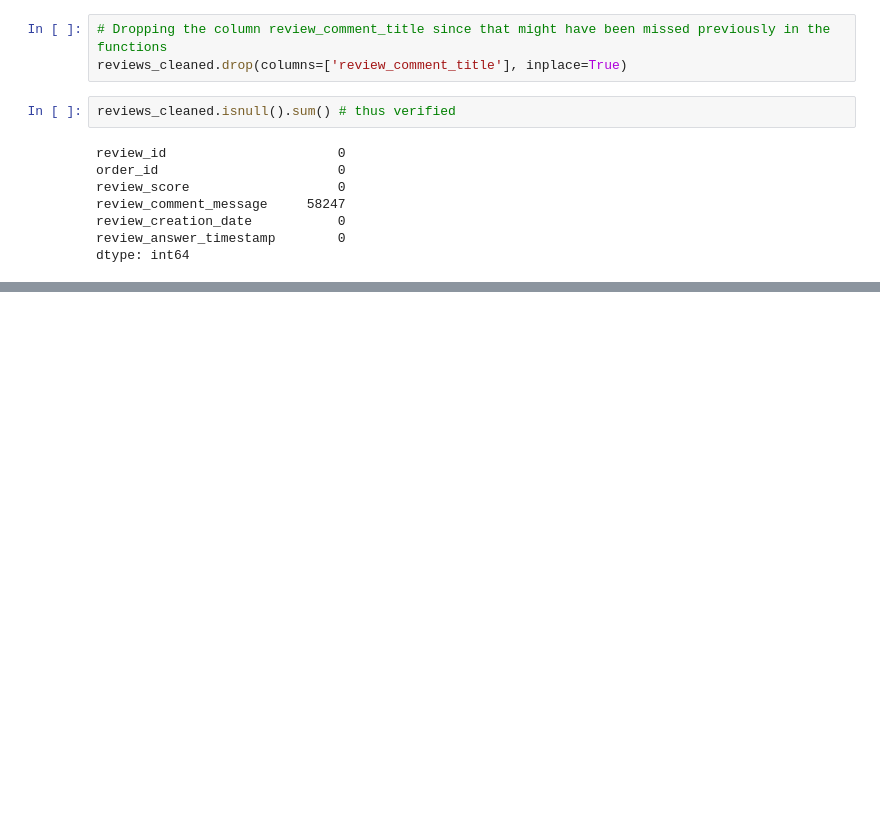
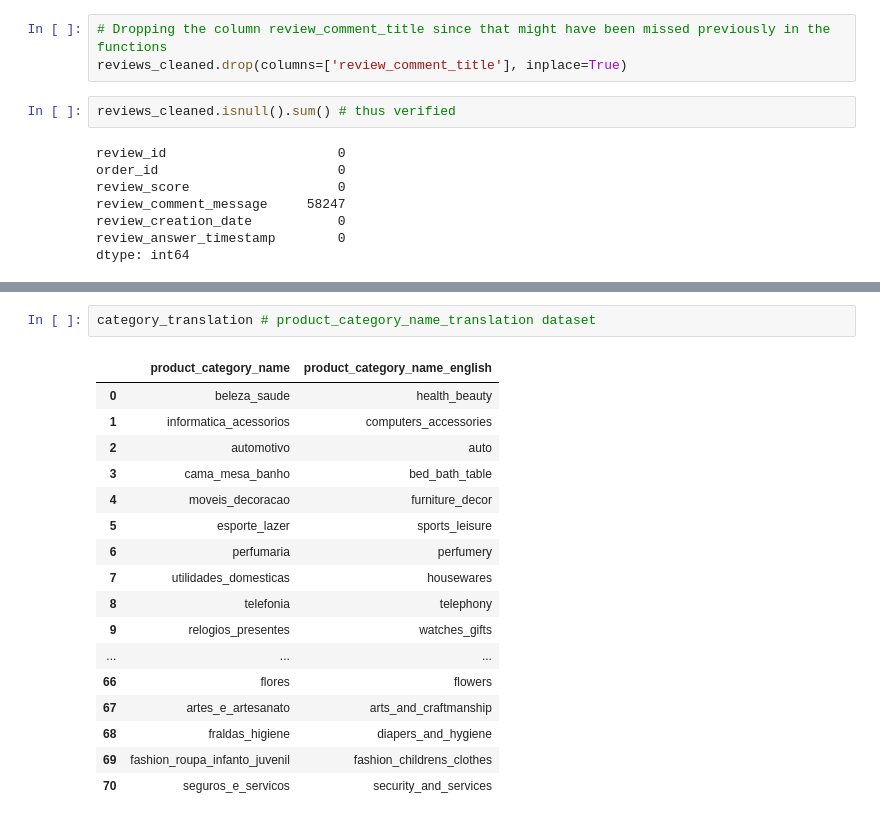
Before and after one commit to shanusaras/Customer_Churn_Prediction_and_Retention_Dashboard, a Jupyter notebook: notebooks/01_data_cleaning.ipynb, the cells around one changed output, grey strips where cells are left out. Cells and saved outputs as stored; diff of their text form; blank space fills up the shorter version.

```diff
--- a/notebooks/01_data_cleaning.ipynb
+++ b/notebooks/01_data_cleaning.ipynb
@@ -940,0 +1146,20 @@ dtype: int64
+# %%
+category_translation # product_category_name_translation dataset
+# %% [output]
+|  | product_category_name | product_category_name_english |
+| 0 | beleza_saude | health_beauty |
+| 1 | informatica_acessorios | computers_accessories |
+| 2 | automotivo | auto |
+| 3 | cama_mesa_banho | bed_bath_table |
+| 4 | moveis_decoracao | furniture_decor |
+| 5 | esporte_lazer | sports_leisure |
+| 6 | perfumaria | perfumery |
+| 7 | utilidades_domesticas | housewares |
+| 8 | telefonia | telephony |
+| 9 | relogios_presentes | watches_gifts |
+| ... | ... | ... |
+| 66 | flores | flowers |
+| 67 | artes_e_artesanato | arts_and_craftmanship |
+| 68 | fraldas_higiene | diapers_and_hygiene |
+| 69 | fashion_roupa_infanto_juvenil | fashion_childrens_clothes |
+| 70 | seguros_e_servicos | security_and_services |
```
Also changed, not shown: parts of 17 cells of this notebook.
